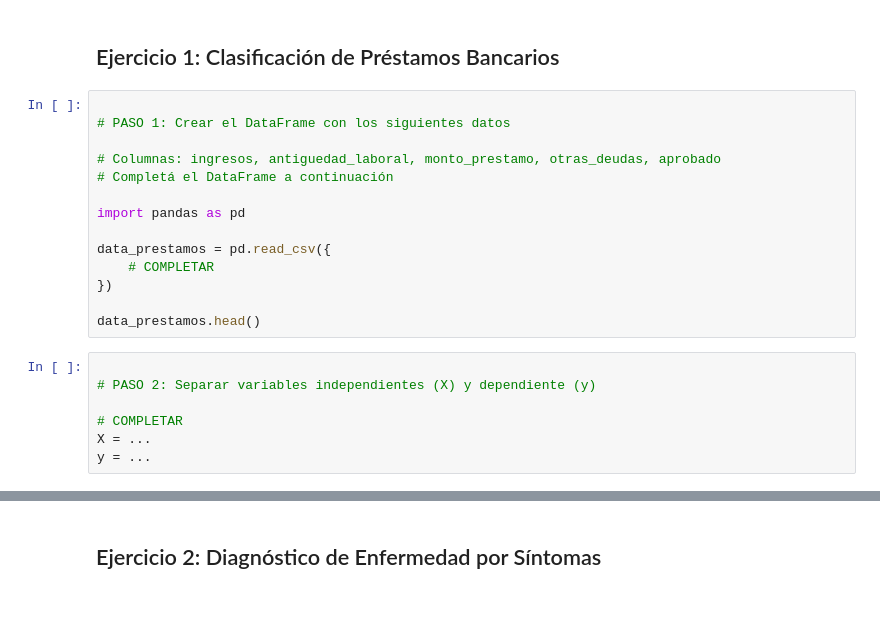
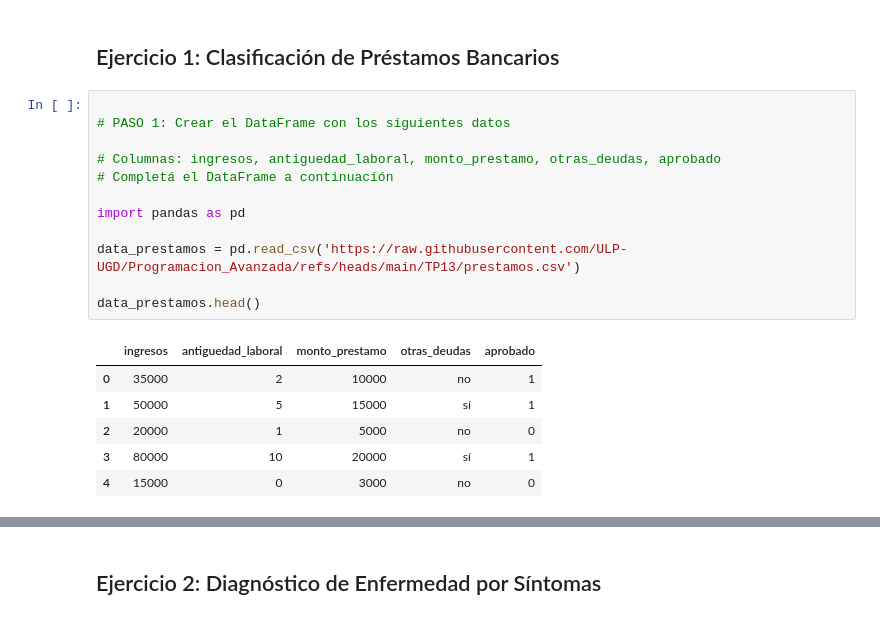
Before and after one commit to ULP-UGD/Programacion_Avanzada, a Jupyter notebook: TP13/ejercicios_arboles_decision.ipynb, the cells around one changed output, grey strips where cells are left out. Saved outputs shown, nothing was run; the diff lists cells and outputs as text.

```diff
--- a/TP13/ejercicios_arboles_decision.ipynb
+++ b/TP13/ejercicios_arboles_decision.ipynb
@@ -7,21 +7,19 @@ Completá el código en las celdas indicadas según las instrucciones.
 # %%
 
 # PASO 1: Crear el DataFrame con los siguientes datos
 
 # Columnas: ingresos, antiguedad_laboral, monto_prestamo, otras_deudas, aprobado
 # Completá el DataFrame a continuación
 
 import pandas as pd
 
-data_prestamos = pd.read_csv({
-    # COMPLETAR
-})
+data_prestamos = pd.read_csv('https://raw.githubusercontent.com/ULP-UGD/Programacion_Avanzada/refs/heads/main/TP13/prestamos.csv')
 
 data_prestamos.head()
+# %% [output]
+|  | ingresos | antiguedad_laboral | monto_prestamo | otras_deudas | aprobado |
+| 0 | 35000 | 2 | 10000 | no | 1 |
+| 1 | 50000 | 5 | 15000 | sí | 1 |
+| 2 | 20000 | 1 | 5000 | no | 0 |
+| 3 | 80000 | 10 | 20000 | sí | 1 |
+| 4 | 15000 | 0 | 3000 | no | 0 |
-# %%
-
-# PASO 2: Separar variables independientes (X) y dependiente (y)
-
-# COMPLETAR
-X = ...
-y = ...
```
Also changed, not shown: parts of 8 cells of this notebook.
